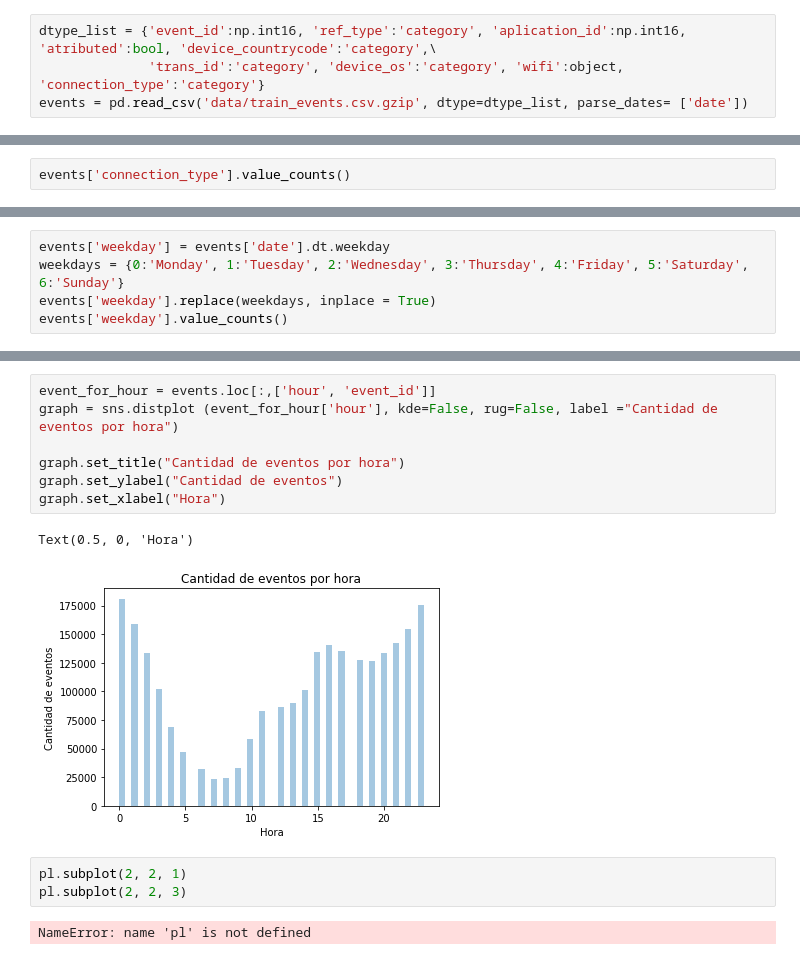
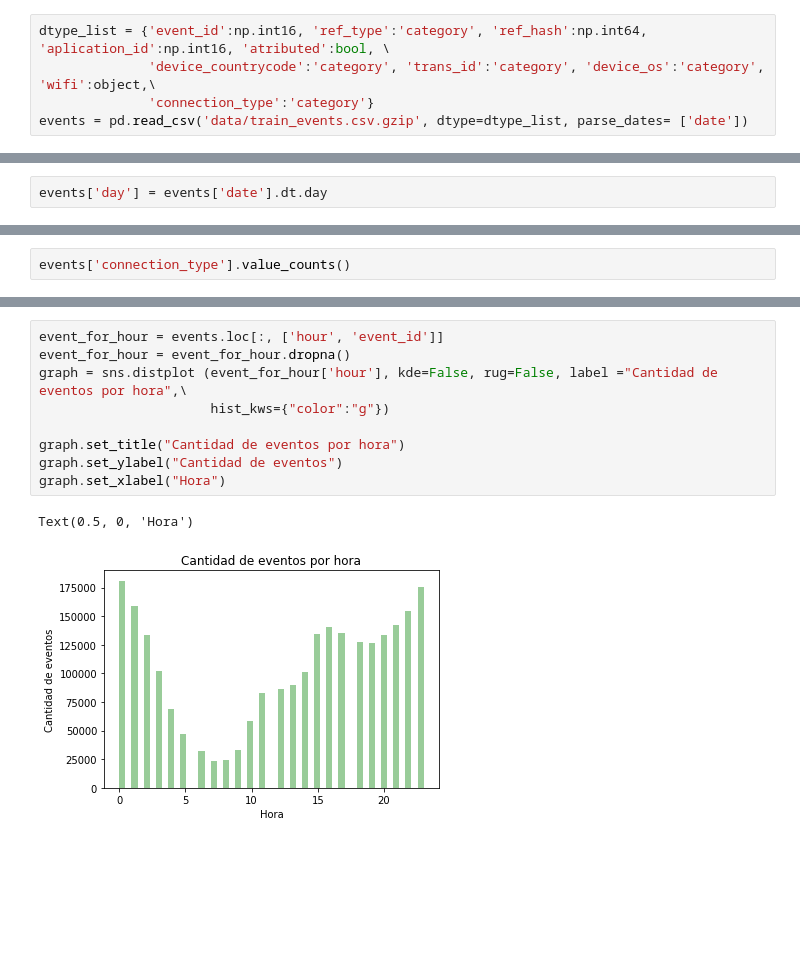
Before and after one commit to Elianagam/orgaDatosTp1, a Jupyter notebook: prueba_events.ipynb, the cells around one changed output, grey strips where cells are left out. Cells and saved outputs as stored; diff of their text form; blank space fills up the shorter version.

```diff
--- a/prueba_events.ipynb
+++ b/prueba_events.ipynb
@@ -4,8 +4,9 @@ import numpy as np
 import matplotlib.pyplot as plt
 import seaborn as sns
 # %%
-dtype_list = {'event_id':np.int16, 'ref_type':'category', 'aplication_id':np.int16, 'atributed':bool, 'device_countrycode':'category',\
-              'trans_id':'category', 'device_os':'category', 'wifi':object, 'connection_type':'category'}
+dtype_list = {'event_id':np.int16, 'ref_type':'category', 'ref_hash':np.int64, 'aplication_id':np.int16, 'atributed':bool, \
+              'device_countrycode':'category', 'trans_id':'category', 'device_os':'category', 'wifi':object,\
+              'connection_type':'category'}
 events = pd.read_csv('data/train_events.csv.gzip', dtype=dtype_list, parse_dates= ['date'])
 # %%
 events['wifi'] = (events['wifi'] == 'true')
@@ -19,3 +22,5 @@ del events['device_countrycode']
+# %%
+events['day'] = events['date'].dt.day
 # %%
 del events['event_uuid']
 # %%
@@ -176,5 +241,0 @@ graph_attributed_events.set_xlabel("Tipo de publicidad")
-# %%
-events['weekday'] = events['date'].dt.weekday
-weekdays = {0:'Monday', 1:'Tuesday', 2:'Wednesday', 3:'Thursday', 4:'Friday', 5:'Saturday', 6:'Sunday'}
-events['weekday'].replace(weekdays, inplace = True)
-events['weekday'].value_counts()
@@ -211,15 +242,12 @@ Name: hour, dtype: int64
 # %%
-event_for_hour = events.loc[:,['hour', 'event_id']]
-graph = sns.distplot (event_for_hour['hour'], kde=False, rug=False, label ="Cantidad de eventos por hora")
+event_for_hour = events.loc[:, ['hour', 'event_id']]
+event_for_hour = event_for_hour.dropna()
+graph = sns.distplot (event_for_hour['hour'], kde=False, rug=False, label ="Cantidad de eventos por hora",\
+                      hist_kws={"color":"g"})
 
 graph.set_title("Cantidad de eventos por hora")
 graph.set_ylabel("Cantidad de eventos")
 graph.set_xlabel("Hora")
 # %% [output]
 Text(0.5, 0, 'Hora')
-[figure, old version]
+[figure, new version]
-# %%
-pl.subplot(2, 2, 1)
-pl.subplot(2, 2, 3)
-# %% [output]
-NameError: name 'pl' is not defined
```
Also changed, not shown: parts of 18 cells of this notebook, 2 other files.
